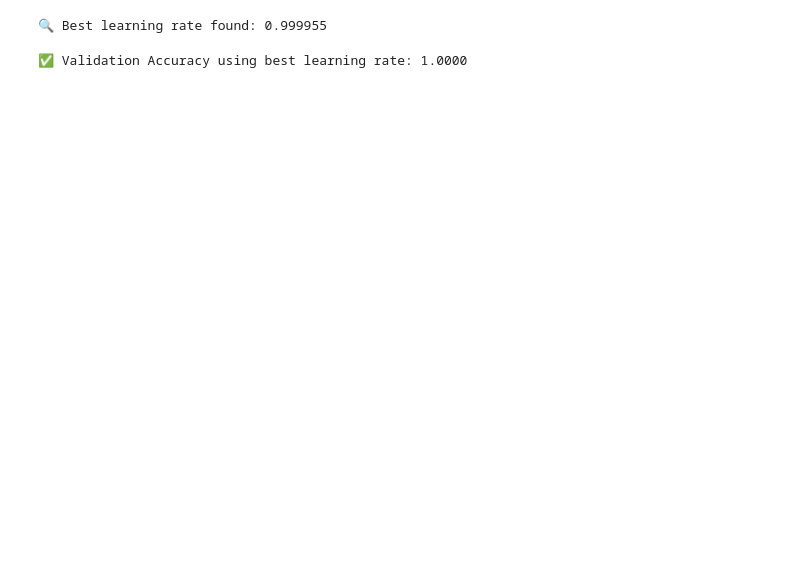
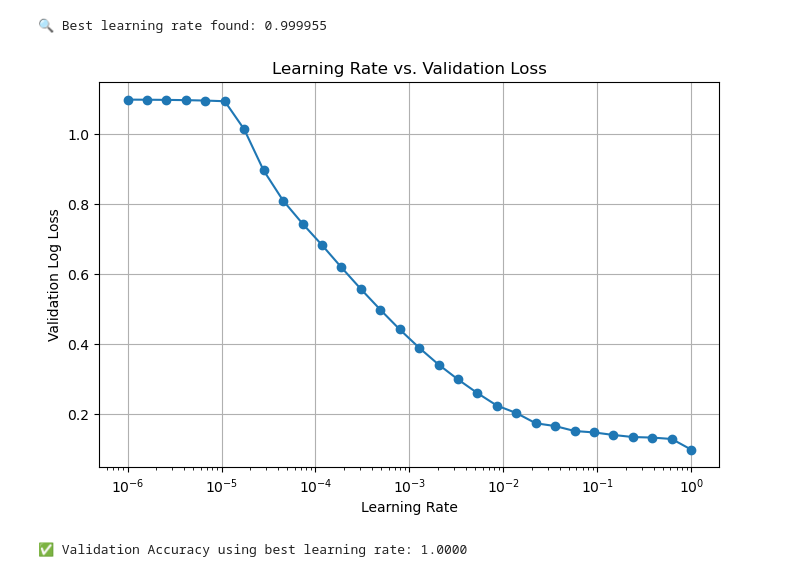
Before and after one commit to ariful10159/PSTU-Academic-, a Jupyter notebook: 5th_semester/numerical_method /assignment/ML_Assignment.ipynb, the cells around one changed output. Cells and saved outputs as stored; diff of their text form; code cells hidden in the pictures; blank space fills up the shorter version.

```diff
--- a/5th_semester/numerical_method /assignment/ML_Assignment.ipynb
+++ b/5th_semester/numerical_method /assignment/ML_Assignment.ipynb
@@ -71,5 +148,33 @@ best_lr = find_best_learning_rate()
 print(f"🔍 Best learning rate found: {best_lr:.6f}")
 # %% [output]
 🔍 Best learning rate found: 0.999955
+# %%
+# Step 8.1: Plot Learning Rate vs. Validation Loss
+
+# বিভিন্ন learning rate এর জন্য validation loss এর গ্রাফ আঁকা হচ্ছে।
+
+import matplotlib.pyplot as plt
+
+learning_rates = np.logspace(-6, 0, 30)
+
+losses = [train_model(lr) for lr in learning_rates]
+
+plt.figure(figsize=(8,5))
+
+plt.plot(learning_rates, losses, marker='o')
+
+plt.xscale('log')
+
+plt.xlabel('Learning Rate')
+
+plt.ylabel('Validation Log Loss')
+
+plt.title('Learning Rate vs. Validation Loss')
+
+plt.grid(True)
+
+plt.show()
+# %% [output]
+[figure, added]
 # %%
 # Step 9: Train Final Model with Best Learning Rate
```
Also changed, not shown: parts of 15 cells of this notebook.
